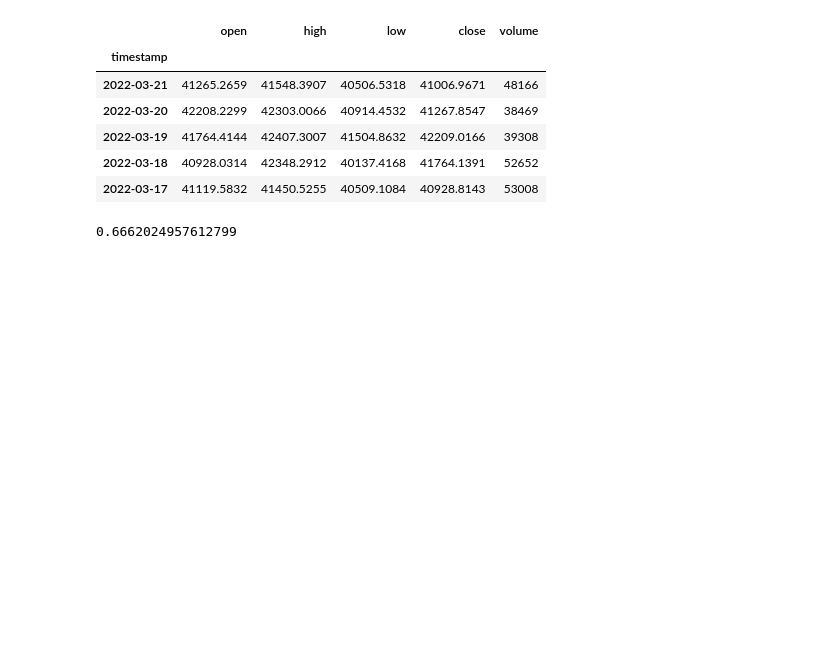
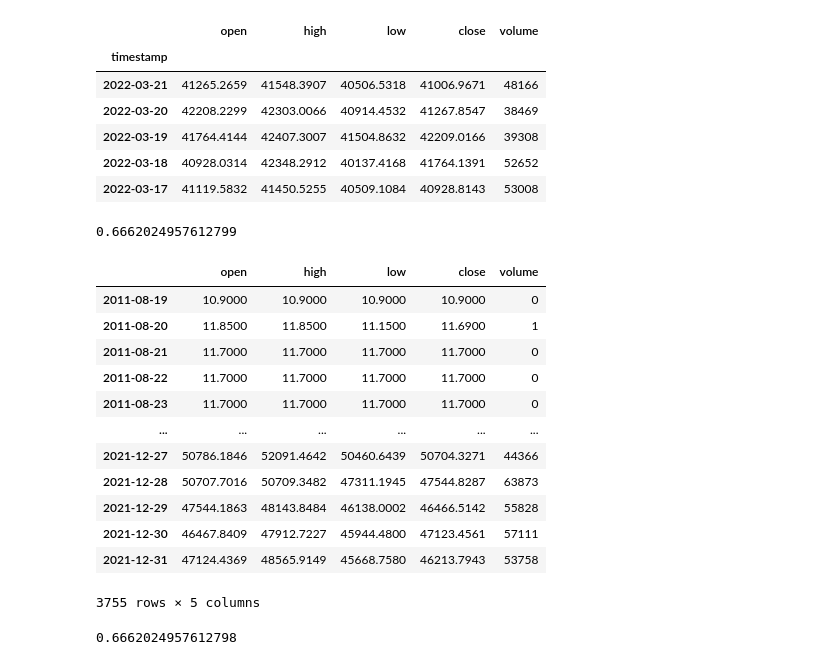
Before and after one commit to BitcoinInvestAnalysis/Capstone, a Jupyter notebook: formula_try_out.ipynb, the cells around one changed output. Saved outputs shown, nothing was run; the diff lists cells and outputs as text; code cells hidden in the pictures; blank space fills up the shorter version.

Commit message:
Used the new api function to get stock data

```diff
--- a/formula_try_out.ipynb
+++ b/formula_try_out.ipynb
@@ -212,0 +221,22 @@ df_bitcoin_v
+# %%
+alpha_bit = api_function.get_df_stock_daily('BTCUSD')
+alpha_bit
+# %% [output]
+|  | open | high | low | close | volume |
+| 2011-08-19 | 10.9000 | 10.9000 | 10.9000 | 10.9000 | 0 |
+| 2011-08-20 | 11.8500 | 11.8500 | 11.1500 | 11.6900 | 1 |
+| 2011-08-21 | 11.7000 | 11.7000 | 11.7000 | 11.7000 | 0 |
+| 2011-08-22 | 11.7000 | 11.7000 | 11.7000 | 11.7000 | 0 |
+| 2011-08-23 | 11.7000 | 11.7000 | 11.7000 | 11.7000 | 0 |
+| ... | ... | ... | ... | ... | ... |
+| 2021-12-27 | 50786.1846 | 52091.4642 | 50460.6439 | 50704.3271 | 44366 |
+| 2021-12-28 | 50707.7016 | 50709.3482 | 47311.1945 | 47544.8287 | 63873 |
+| 2021-12-29 | 47544.1863 | 48143.8484 | 46138.0002 | 46466.5142 | 55828 |
+| 2021-12-30 | 46467.8409 | 47912.7227 | 45944.4800 | 47123.4561 | 57111 |
+| 2021-12-31 | 47124.4369 | 48565.9149 | 45668.7580 | 46213.7943 | 53758 |
+3755 rows × 5 columns
+# %%
+alpha_bit_v = calc_volatility(alpha_bit, "2021-01-01", "2021-12-31", 252)
+alpha_bit_v
+# %% [output]
+0.6662024957612798
```
Also changed, not shown: parts of 2 cells of this notebook, 1 other file.
